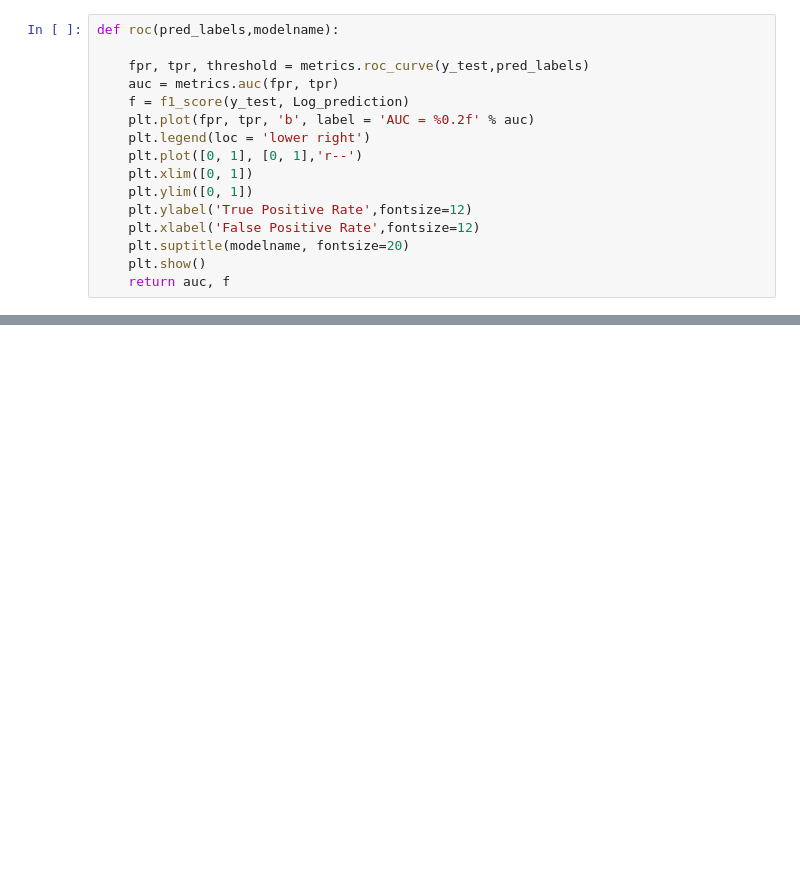
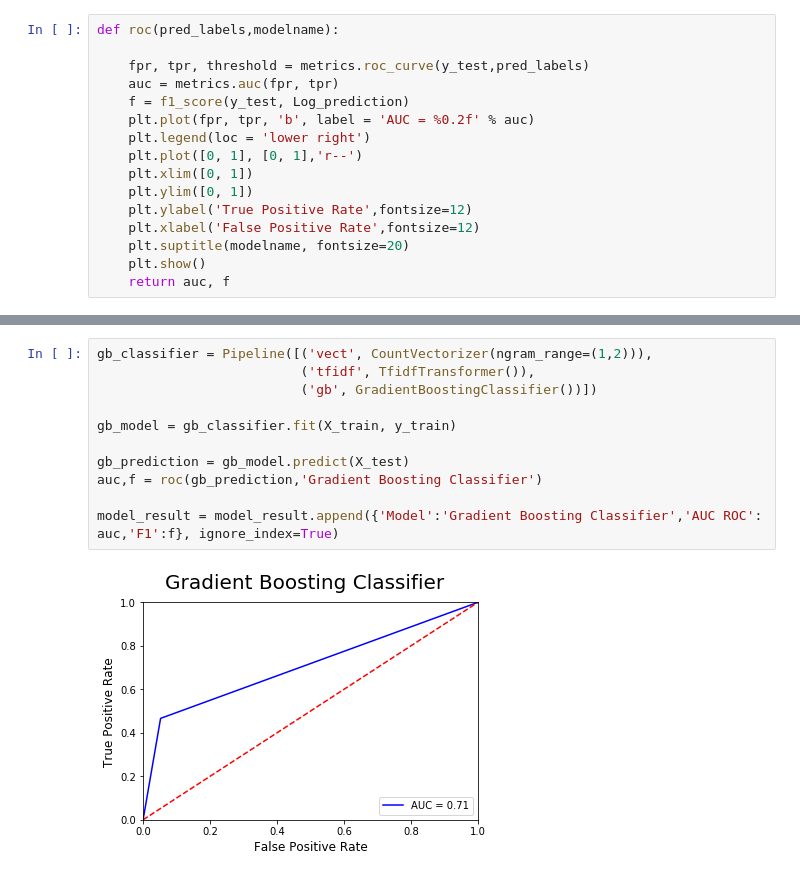
Before and after one commit to ShashankSharma26/Disaster-or-not-NLP-with-tweets, a Jupyter notebook: Data Modelling/Disaster or not- Data Modelling.ipynb, the cells around one changed output, grey strips where cells are left out. Saved outputs shown, nothing was run; the diff lists cells and outputs as text; blank space fills up the shorter version.

```diff
--- a/Data Modelling/Disaster or not- Data Modelling.ipynb
+++ b/Data Modelling/Disaster or not- Data Modelling.ipynb
@@ -115,0 +131,13 @@ model_result = model_result.append({'Model':'ADA Boost Classifier','AUC ROC': au
+# %%
+gb_classifier = Pipeline([('vect', CountVectorizer(ngram_range=(1,2))),
+                          ('tfidf', TfidfTransformer()),
+                          ('gb', GradientBoostingClassifier())])
+
+gb_model = gb_classifier.fit(X_train, y_train)
+
+gb_prediction = gb_model.predict(X_test)
+auc,f = roc(gb_prediction,'Gradient Boosting Classifier')
+
+model_result = model_result.append({'Model':'Gradient Boosting Classifier','AUC ROC': auc,'F1':f}, ignore_index=True)
+# %% [output]
+[figure, added]
```
Also changed, not shown: parts of 7 cells of this notebook.
